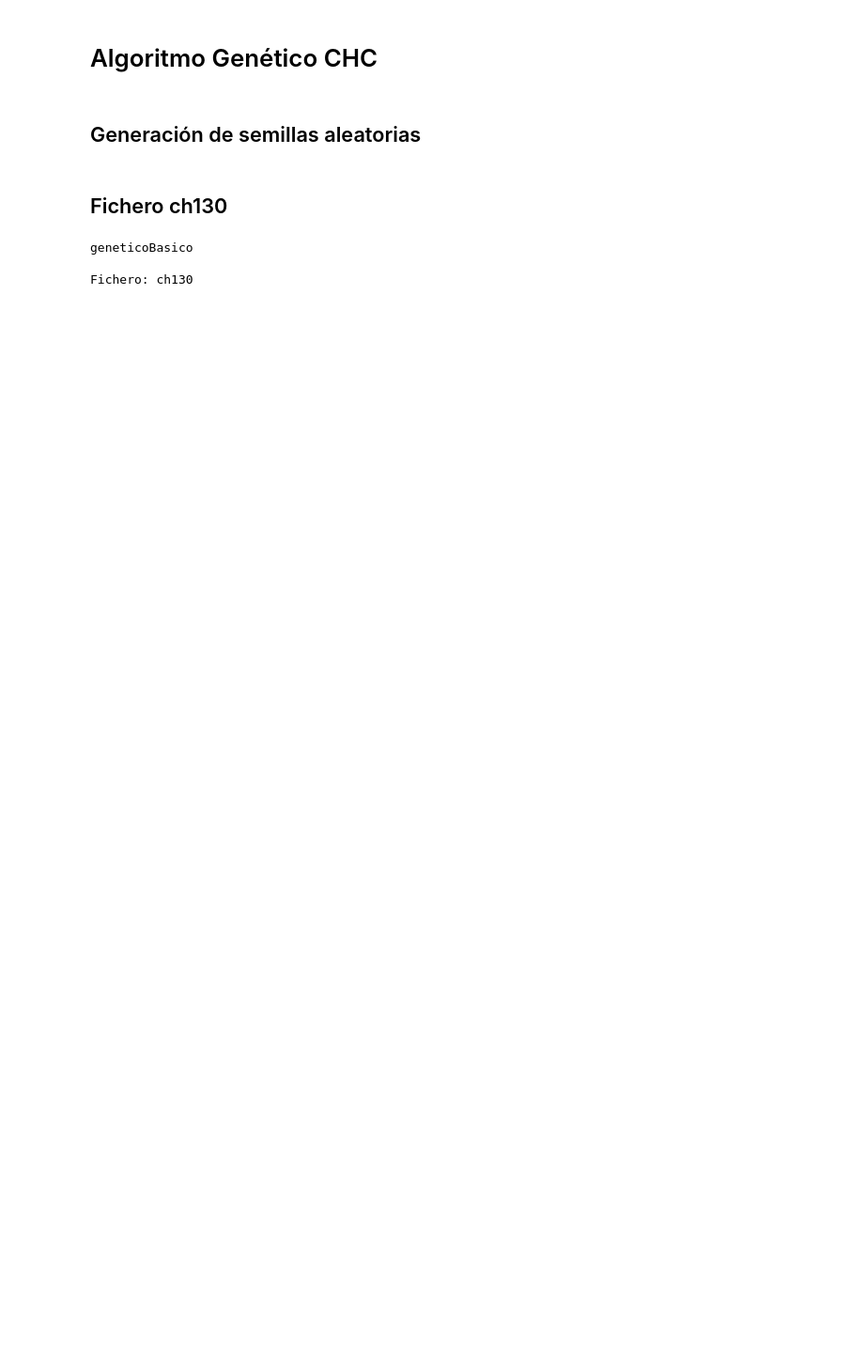
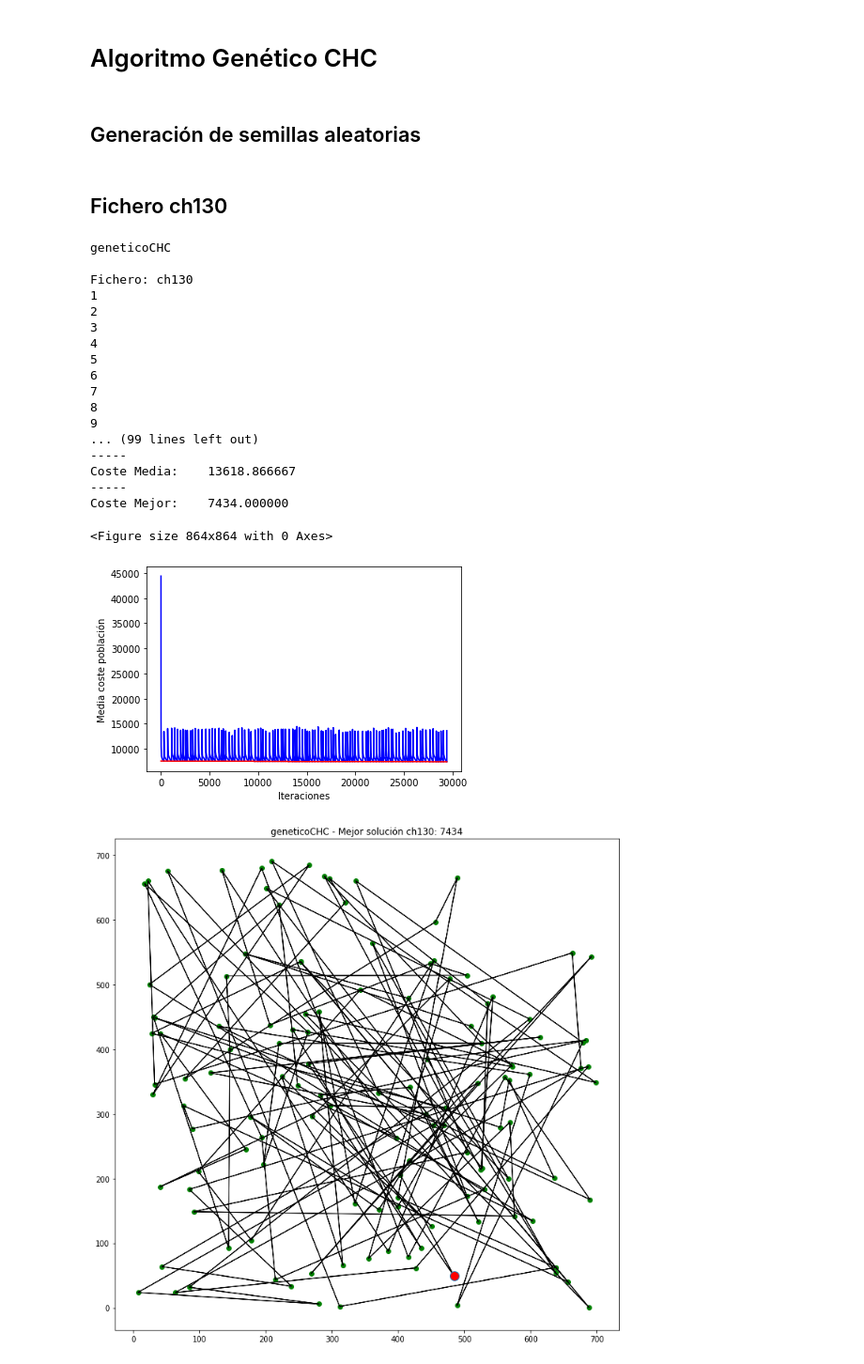
Before and after one commit to VictorNarov/AlgoritmosGeneticosTSP, a Jupyter notebook: 2 Genetico CHC.ipynb, the cells around one changed output. Shown at 94% size. Saved outputs shown, nothing was run; the diff lists cells and outputs as text; code cells hidden in the pictures; blank space fills up the shorter version.

```diff
--- a/2 Genetico CHC.ipynb
+++ b/2 Genetico CHC.ipynb
@@ -13,11 +13,12 @@ semilla = random.randint(0,9999999)
 # %%
 %matplotlib notebook
 %matplotlib inline
+
+plt.figure(figsize=(12,12))
 fig, ax = plt.subplots(1,1)
-plt.figure(figsize=(12,12))
 ax.set_xlabel('Iteraciones') ; ax.set_ylabel('Media coste población')
 
-algoritmo = "geneticoBasico"
+algoritmo = "geneticoCHC"
 print(algoritmo)
 fichero = "ch130"
 nodos = leeFichero(fichero)
@@ -32,56 +33,62 @@ mejorCoste = float('inf')
 
 # Parámetros del algoritmo
 num_nodos = len(nodos)    # Fichero
-tam_poblacion = 60 # 30-100 individuos
-k_torneo = round(0.3 * tam_poblacion) # Torneo selección, escogiendo k individuos aleatorios Presión/diversidad
-tam_cruce = round(num_nodos * 0.95) # Num nodos a mantener del padre1 (Se mantiene mas del padre para no crear soluciones disruptivas)
-prob_mutacion = 0.02 # Probabilidad de aplicar operador de mutación al hijo
-tam_mutacion = round(num_nodos * 0.08) # Tamaño (num nodos) sublista a mutar
-sembrar_greedy = False # Plantar individuo solución algoritmo greedy
-radio_nicho = num_nodos * 0.1 # Distancia hamming umbral para entrar al nicho
-tam_nicho = 5 # Número de individuos que se mantienen por nicho (los mejores)
+tam_poblacion = 75 # 30-100 individuos
+tam_mutacion_diverge = round(num_nodos * 0.25) # Variación aleatoria con respecto al individuo plantilla
+sembrar_greedy = True # Plantar individuo solución algoritmo greedy
 #########################
 
 t = time.time()
-# with Pool(processes=8) as p:
-#        resultados = p.starmap(genetico_basico, product([semilla], [num_nodos], [distancias], [tam_poblacion], [k_torneo], [tam_cruce], [prob_mutacion], [tam_mutacion], [sembrar_greedy], [fig], [ax]))[0]
+# with Pool(processes=5) as p:
+#         resultados = p.starmap(genetico_CHC, product([semilla], [num_nodos], [distancias], [tam_poblacion], [tam_mutacion_diverge], [sembrar_greedy], [fig], [ax]))[0]
 
-
-
+resultados = genetico_CHC(semilla, num_nodos, distancias, tam_poblacion, tam_mutacion_diverge, sembrar_greedy, fig, ax)
 
 elapsed = time.time() - t
 print("Tiempo de ejecución: %f\n" % elapsed )
 
 poblacion = resultados[0]
 mejorIndividuo = min(poblacion.individuos)
 mejorSolucion = mejorIndividuo.camino
 coste = mejorIndividuo.coste
 
 print("-------- PARÁMETROS A. GENÉTICO ---------")
 print("Sembrar greedy:\t", sembrar_greedy)
 print("Tam población:\t", tam_poblacion)
-print("k_torneo:\t", k_torneo)
-print("Tam cruce:\t", tam_cruce)
-print("Prob mutación:\t", prob_mutacion)
-print("Tam mutación:\t", tam_mutacion)
-print("Radio nicho:\t", radio_nicho)
-print("Tamaño nicho (Kappa):\t", tam_nicho)
+print("Tam mutación diverge:\t", tam_mutacion_diverge)
 print("------------------------------------------")
 
 
 print("Mejor sol Coste: %s \t #It: %i \t Semilla: %s" % (coste, resultados[1], semilla) )
 print("-----\nCoste Media:\t%f" % poblacion.media)
 print("-----\nCoste Mejor:\t%f" % coste)
 
 xs = resultados[2]
 ys = resultados[3]
 ys2 = resultados[4]
 plt_dynamic(fig, xs, ys, ax)
 plt_dynamic(fig, xs, ys2, ax, ['r'])
 
 titulo = algoritmo + " - Mejor solución " + fichero + ": " + str(coste)
 pintaCamino(mejorSolucion, nodos, titulo)
 # %% [output]
-geneticoBasico
+geneticoCHC
 
 Fichero: ch130
+1
+2
+3
+4
+5
+6
+7
+8
+9
+... (99 lines left out)
+-----
+Coste Media:    13618.866667
+-----
+Coste Mejor:    7434.000000
+<Figure size 864x864 with 0 Axes>
+[figure, added]
+[figure, added]
```
Also changed, not shown: 5 other files.
